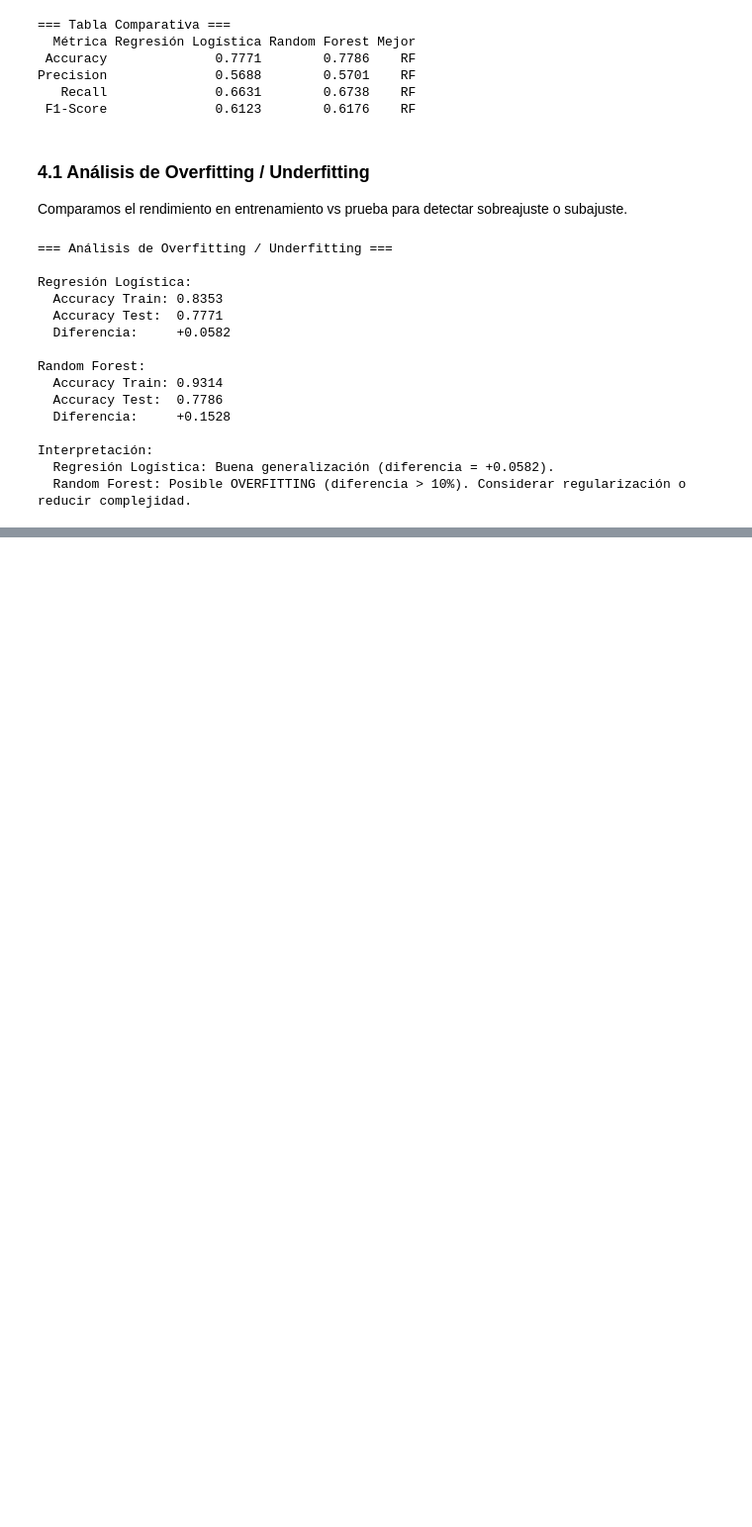
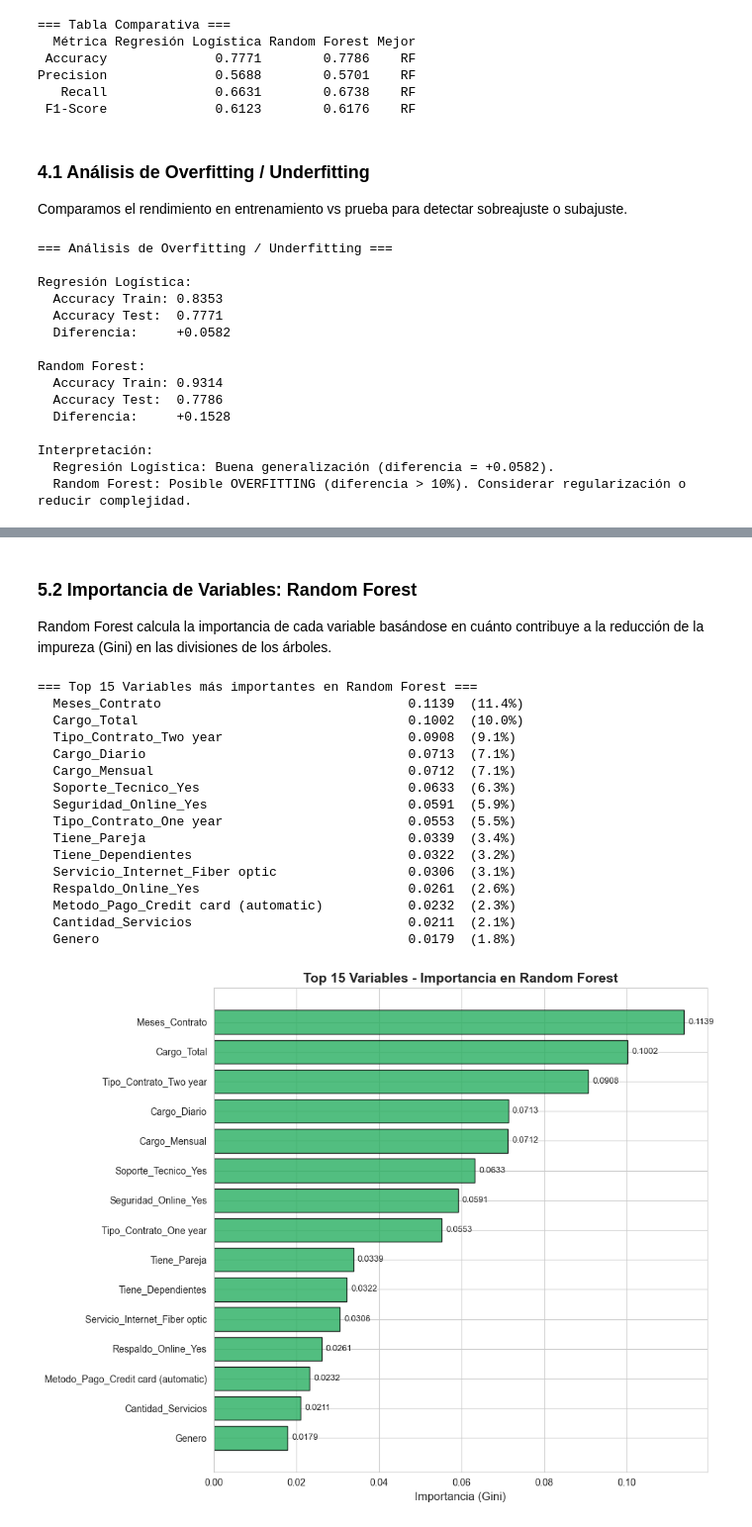
Before and after one commit to anothereverr/oracle-alura-data-science-challenge-2-second-stage, a Jupyter notebook: TelecomX.ipynb, the cells around one changed output, grey strips where cells are left out. Shown at 99% size. Cells and saved outputs as stored; diff of their text form; code cells hidden in the pictures; blank space fills up the shorter version.

```diff
--- a/TelecomX.ipynb
+++ b/TelecomX.ipynb
@@ -644,0 +704,49 @@ Interpretación:
+# %% [markdown]
+### 5.2 Importancia de Variables: Random Forest
+
+Random Forest calcula la importancia de cada variable basándose en cuánto contribuye a la reducción de la impureza (Gini) en las divisiones de los árboles.
+# %%
+# Importancia de variables en Random Forest
+importancia_rf = pd.Series(rf_model.feature_importances_, index=X_train_bal.columns)
+importancia_rf_sorted = importancia_rf.sort_values(ascending=False)
+
+print('=== Top 15 Variables más importantes en Random Forest ===')
+for var, val in importancia_rf_sorted.head(15).items():
+    print(f'  {var:45s} {val:.4f}  ({val/importancia_rf_sorted.sum()*100:.1f}%)')
+
+# Visualización
+top15_rf = importancia_rf_sorted.head(15)
+
+fig, ax = plt.subplots(figsize=(10, 8))
+ax.barh(range(len(top15_rf)), top15_rf.values, color='#27ae60', edgecolor='black', alpha=0.8)
+ax.set_yticks(range(len(top15_rf)))
+ax.set_yticklabels(top15_rf.index, fontsize=10)
+ax.set_xlabel('Importancia (Gini)', fontsize=12)
+ax.set_title('Top 15 Variables - Importancia en Random Forest', fontsize=14, fontweight='bold')
+ax.invert_yaxis()
+
+# Añadir valores
+for i, v in enumerate(top15_rf.values):
+    ax.text(v + 0.001, i, f'{v:.4f}', va='center', fontsize=9)
+
+plt.tight_layout()
+plt.savefig('09_importancia_rf.png', bbox_inches='tight', dpi=150)
+plt.show()
+# %% [output]
+=== Top 15 Variables más importantes en Random Forest ===
+  Meses_Contrato                                0.1139  (11.4%)
+  Cargo_Total                                   0.1002  (10.0%)
+  Tipo_Contrato_Two year                        0.0908  (9.1%)
+  Cargo_Diario                                  0.0713  (7.1%)
+  Cargo_Mensual                                 0.0712  (7.1%)
+  Soporte_Tecnico_Yes                           0.0633  (6.3%)
+  Seguridad_Online_Yes                          0.0591  (5.9%)
+  Tipo_Contrato_One year                        0.0553  (5.5%)
+  Tiene_Pareja                                  0.0339  (3.4%)
+  Tiene_Dependientes                            0.0322  (3.2%)
+  Servicio_Internet_Fiber optic                 0.0306  (3.1%)
+  Respaldo_Online_Yes                           0.0261  (2.6%)
+  Metodo_Pago_Credit card (automatic)           0.0232  (2.3%)
+  Cantidad_Servicios                            0.0211  (2.1%)
+  Genero                                        0.0179  (1.8%)
+[figure, added]
```
Also changed, not shown: parts of 5 cells of this notebook, 2 other files.
